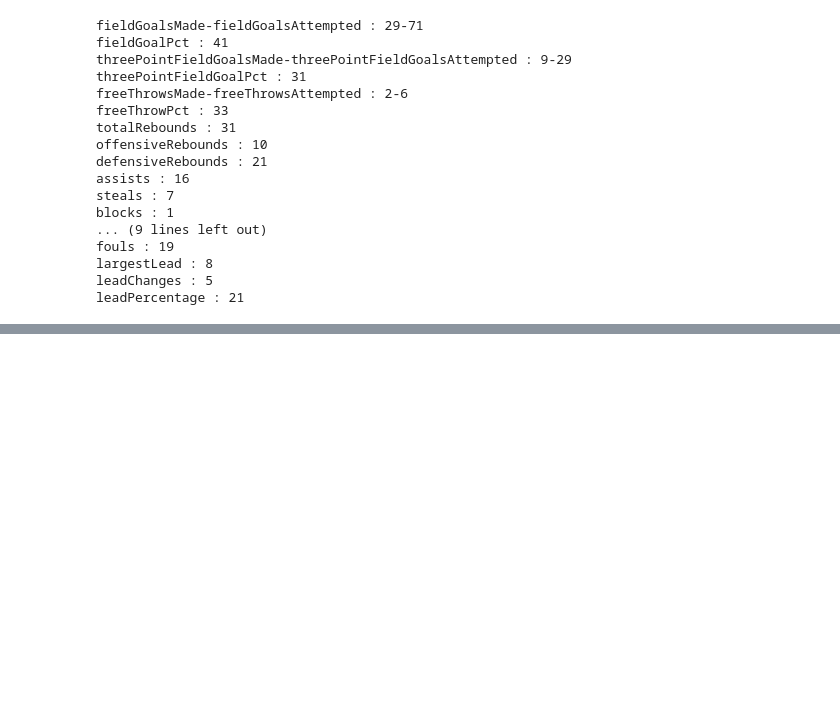
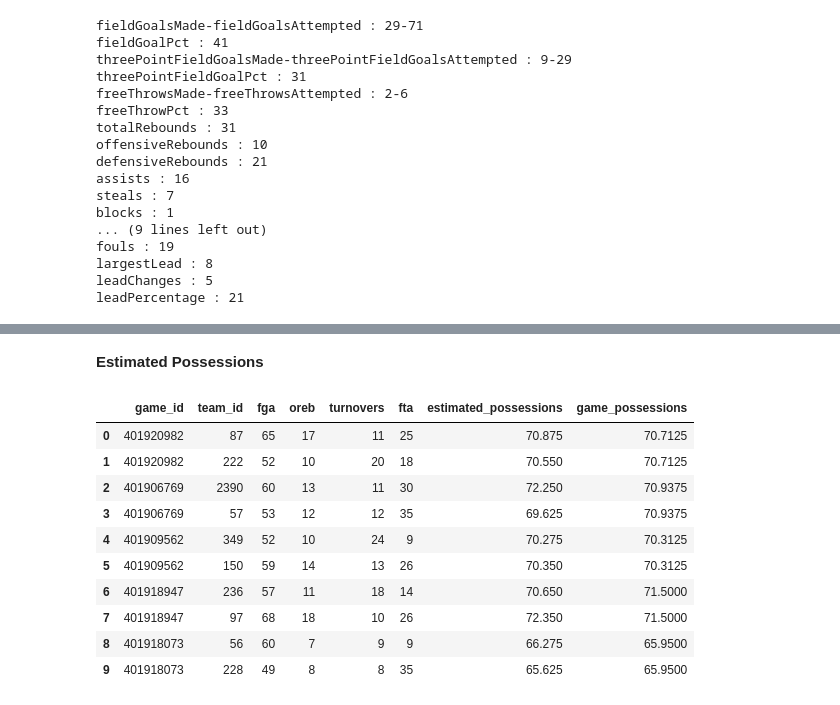
Before and after one commit to ekee7/acc_reality_check, a Jupyter notebook: ACC_Reality_Check.ipynb, the cells around one changed output, grey strips where cells are left out. Saved outputs shown, nothing was run; the diff lists cells and outputs as text; code cells hidden in the pictures; blank space fills up the shorter version.

```diff
--- a/ACC_Reality_Check.ipynb
+++ b/ACC_Reality_Check.ipynb
@@ -901,0 +969,37 @@ leadPercentage : 21
+# %% [markdown]
+**Estimated Possessions**
+# %%
+#calculate estimated possessions for each team
+
+df_team_stats["estimated_possessions"] = (
+    df_team_stats["fga"]
+    - df_team_stats["oreb"]
+    + df_team_stats["turnovers"]
+    + 0.475 * df_team_stats["fta"]
+)
+
+#average the two teams' estimates for each game
+df_team_stats["game_possessions"] = (
+    df_team_stats.groupby("game_id")["estimated_possessions"]
+    .transform("mean")
+)
+
+#validate that possessions are positive
+assert (df_team_stats["estimated_possessions"] > 0).all()
+
+display(df_team_stats[
+    ["game_id", "team_id", "fga", "oreb", "turnovers",
+     "fta", "estimated_possessions", "game_possessions"]
+].head(10))
+# %% [output]
+|  | game_id | team_id | fga | oreb | turnovers | fta | estimated_possessions | game_possessions |
+| 0 | 401920982 | 87 | 65 | 17 | 11 | 25 | 70.875 | 70.7125 |
+| 1 | 401920982 | 222 | 52 | 10 | 20 | 18 | 70.550 | 70.7125 |
+| 2 | 401906769 | 2390 | 60 | 13 | 11 | 30 | 72.250 | 70.9375 |
+| 3 | 401906769 | 57 | 53 | 12 | 12 | 35 | 69.625 | 70.9375 |
+| 4 | 401909562 | 349 | 52 | 10 | 24 | 9 | 70.275 | 70.3125 |
+| 5 | 401909562 | 150 | 59 | 14 | 13 | 26 | 70.350 | 70.3125 |
+| 6 | 401918947 | 236 | 57 | 11 | 18 | 14 | 70.650 | 71.5000 |
+| 7 | 401918947 | 97 | 68 | 18 | 10 | 26 | 72.350 | 71.5000 |
+| 8 | 401918073 | 56 | 60 | 7 | 9 | 9 | 66.275 | 65.9500 |
+| 9 | 401918073 | 228 | 49 | 8 | 8 | 35 | 65.625 | 65.9500 |
```
Also changed, not shown: parts of 1 cell of this notebook.
